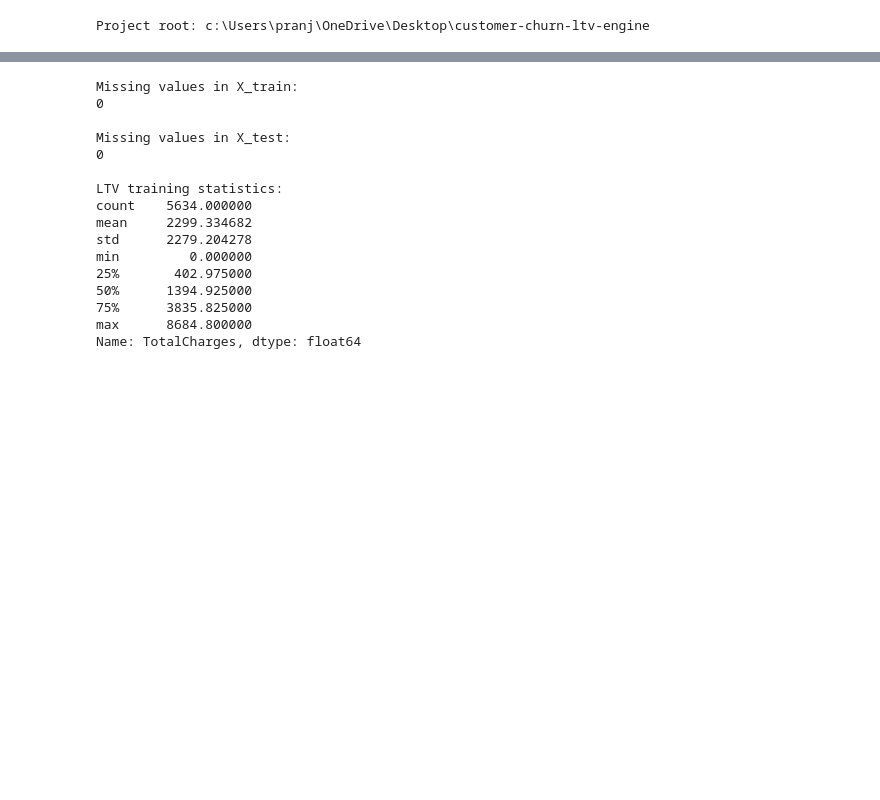
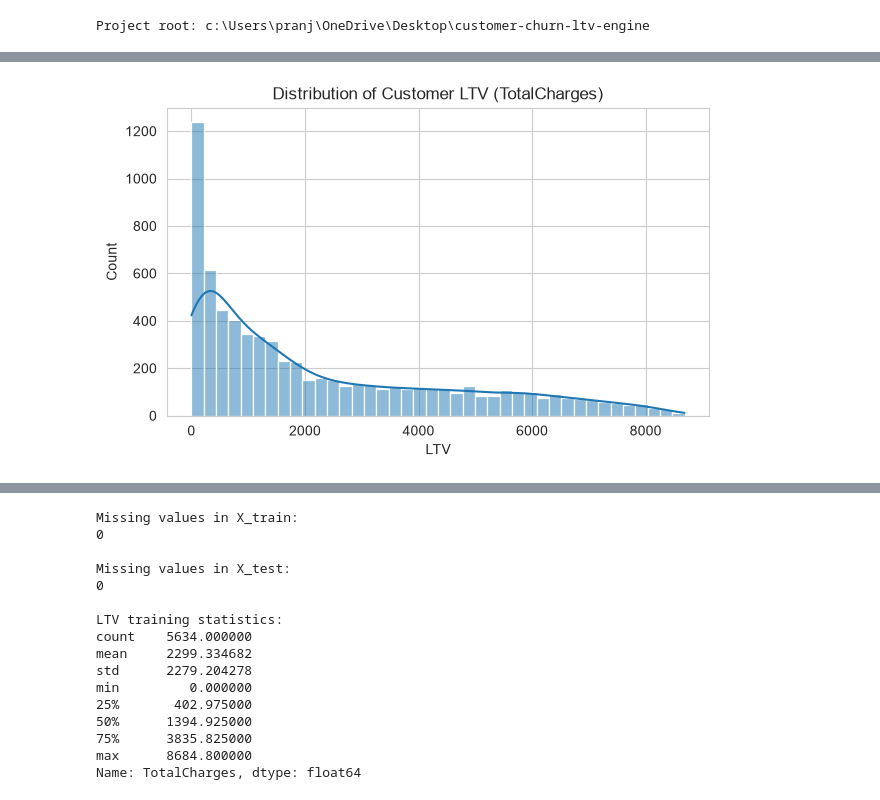
Before and after one commit to Varshapandey-8757/customer-churn-ltv-engine, a Jupyter notebook: notebooks/06_ltv_modeling.ipynb, the cells around one changed output, grey strips where cells are left out. Cells and saved outputs as stored; diff of their text form; code cells hidden in the pictures; blank space fills up the shorter version.

```diff
--- a/notebooks/06_ltv_modeling.ipynb
+++ b/notebooks/06_ltv_modeling.ipynb
@@ -3,10 +3,20 @@
 # Project: Customer Churn Prediction & LTV Engine
 # Owner: Varsha
 
+import joblib
+import warnings
+from pathlib import Path
+
 import pandas as pd
 import numpy as np
+import matplotlib.pyplot as plt
+import seaborn as sns
 
-from sklearn.model_selection import train_test_split
 from sklearn.ensemble import RandomForestRegressor
 from sklearn.metrics import mean_absolute_error, mean_squared_error, r2_score
+
+import re
+
+warnings.filterwarnings("ignore")
+sns.set_style("whitegrid")
 # %%
@@ -28,0 +37,8 @@ Project root: c:\Users\pranj\OneDrive\Desktop\customer-churn-ltv-engine
+# %%
+# Load full feature table for EDA
+features_df = pd.read_csv(processed_dir / "fct_churn_ltv_features.csv")
+
+print("Feature table shape:", features_df.shape)
+
+print("\nHistorical LTV (TotalCharges) statistics:")
+print(features_df["TotalCharges"].describe().round(2))
@@ -28,0 +58,9 @@ Project root: c:\Users\pranj\OneDrive\Desktop\customer-churn-ltv-engine
+# %%
+# LTV distribution
+plt.figure(figsize=(7, 4))
+sns.histplot(features_df["TotalCharges"], bins=40, kde=True)
+plt.title("Distribution of Customer LTV (TotalCharges)")
+plt.xlabel("LTV")
+plt.show()
+# %% [output]
+[figure, added]
```
Also changed, not shown: parts of 21 cells of this notebook, 1 other file.
